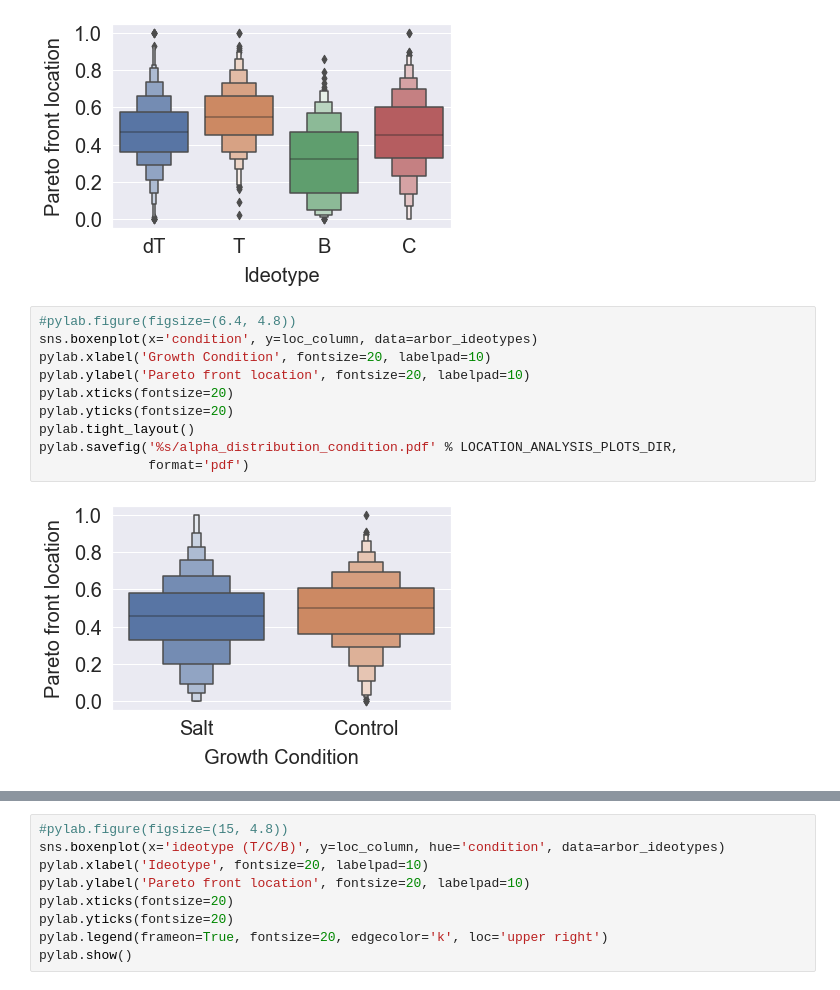
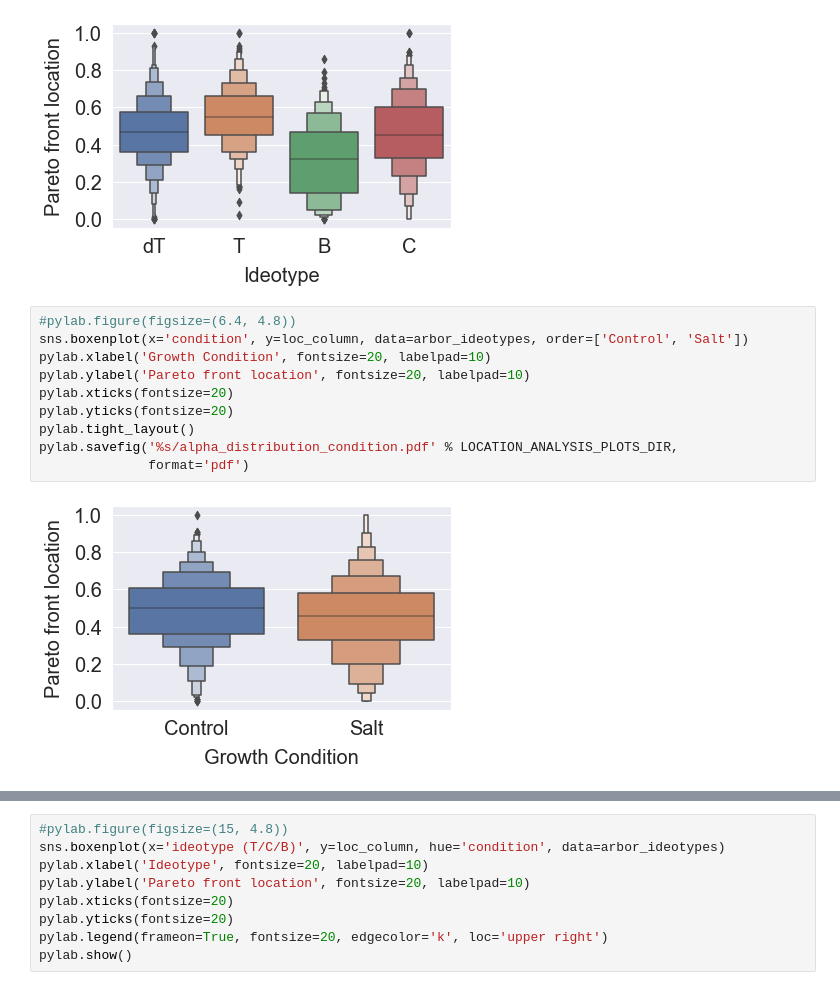
Before and after one commit to arjunc12/Plant-Architecture, a Jupyter notebook: Ideotypes-analysis.ipynb, the cells around one changed output, grey strips where cells are left out. Saved outputs shown, nothing was run; the diff lists cells and outputs as text.

```diff
--- a/Ideotypes-analysis.ipynb
+++ b/Ideotypes-analysis.ipynb
@@ -246,13 +246,13 @@ pylab.savefig('%s/alpha_distribution_ideotype.pdf' % LOCATION_ANALYSIS_PLOTS_DIR
 [figure]
 # %%
 #pylab.figure(figsize=(6.4, 4.8))
-sns.boxenplot(x='condition', y=loc_column, data=arbor_ideotypes)
+sns.boxenplot(x='condition', y=loc_column, data=arbor_ideotypes, order=['Control', 'Salt'])
 pylab.xlabel('Growth Condition', fontsize=20, labelpad=10)
 pylab.ylabel('Pareto front location', fontsize=20, labelpad=10)
 pylab.xticks(fontsize=20)
 pylab.yticks(fontsize=20)
 pylab.tight_layout()
 pylab.savefig('%s/alpha_distribution_condition.pdf' % LOCATION_ANALYSIS_PLOTS_DIR,
               format='pdf')
 # %% [output]
-[figure, old version]
+[figure, new version]
```
Also changed, not shown: parts of 1 cell of this notebook, 2 other files.
